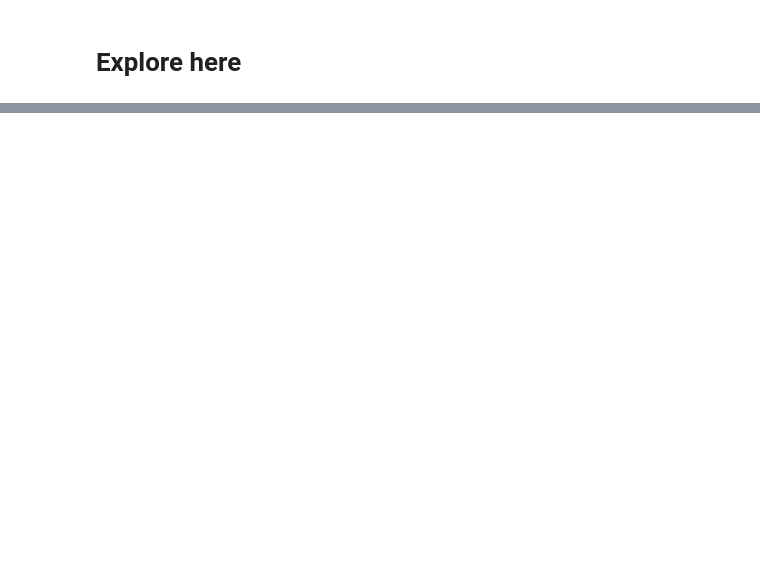
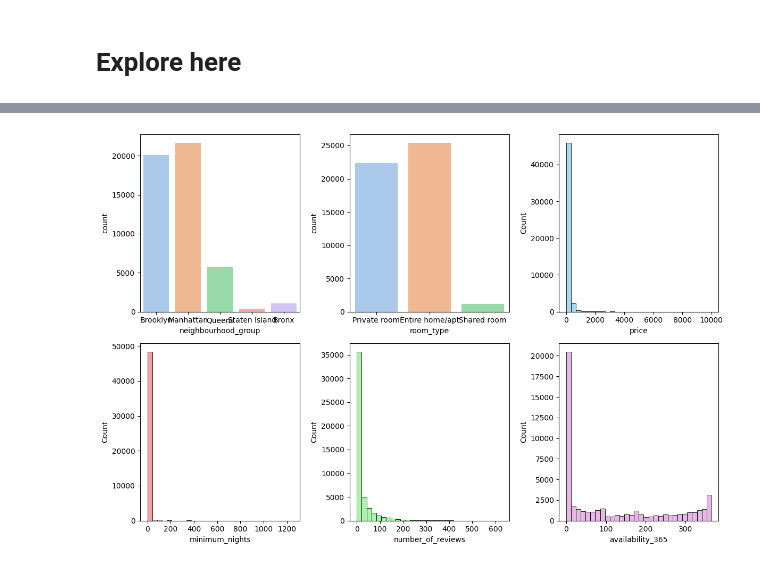
Before and after one commit to AnderTxuCode/machine-learning, a Jupyter notebook: src/explore.ipynb, the cells around one changed output, grey strips where cells are left out. Drawn from its saved outputs; the diff is of its cells as text; code cells hidden in the pictures; blank space fills up the shorter version.

```diff
--- a/src/explore.ipynb
+++ b/src/explore.ipynb
@@ -151,0 +71,4 @@ X_prueba_sel.to_csv(os.path.join(carpeta_procesados, "prueba.csv"), index=False)
+# %%
+# Eliminamos columnas no relevantes para el análisis
+# Los nombres las ids, reviews también por que el precio no sube por la cantidad de reviews al mes, quizas si por las totales y la latitude y longitude ya tenemos el neighbour que nos da más datos que unos números que son dificiles de representar.
+df.drop(["id", "name", "host_id", "host_name", "last_review", "reviews_per_month", "latitude", "longitude"], axis=1, inplace=True)
@@ -151,0 +220,14 @@ X_prueba_sel.to_csv(os.path.join(carpeta_procesados, "prueba.csv"), index=False)
+# %%
+fig, axis = plt.subplots(2, 3, figsize=(12, 8))
+
+sns.countplot(ax=axis[0, 0], data=df, x="neighbourhood_group", palette='pastel', hue="neighbourhood_group", legend=False)
+sns.countplot(ax=axis[0, 1], data=df, x="room_type", palette='pastel', hue="room_type", legend=False)
+sns.histplot(ax=axis[0, 2], data=df, x="price", bins=30, color='skyblue')
+sns.histplot(ax=axis[1, 0], data=df, x="minimum_nights", bins=30, color='lightcoral')
+sns.histplot(ax=axis[1, 1], data=df, x="number_of_reviews", bins=30, color='lightgreen')
+sns.histplot(ax=axis[1, 2], data=df, x="availability_365", bins=30, color='plum')
+
+plt.tight_layout()
+plt.show()
+# %% [output]
+[figure, added]
```
Also changed, not shown: parts of 65 cells of this notebook.
